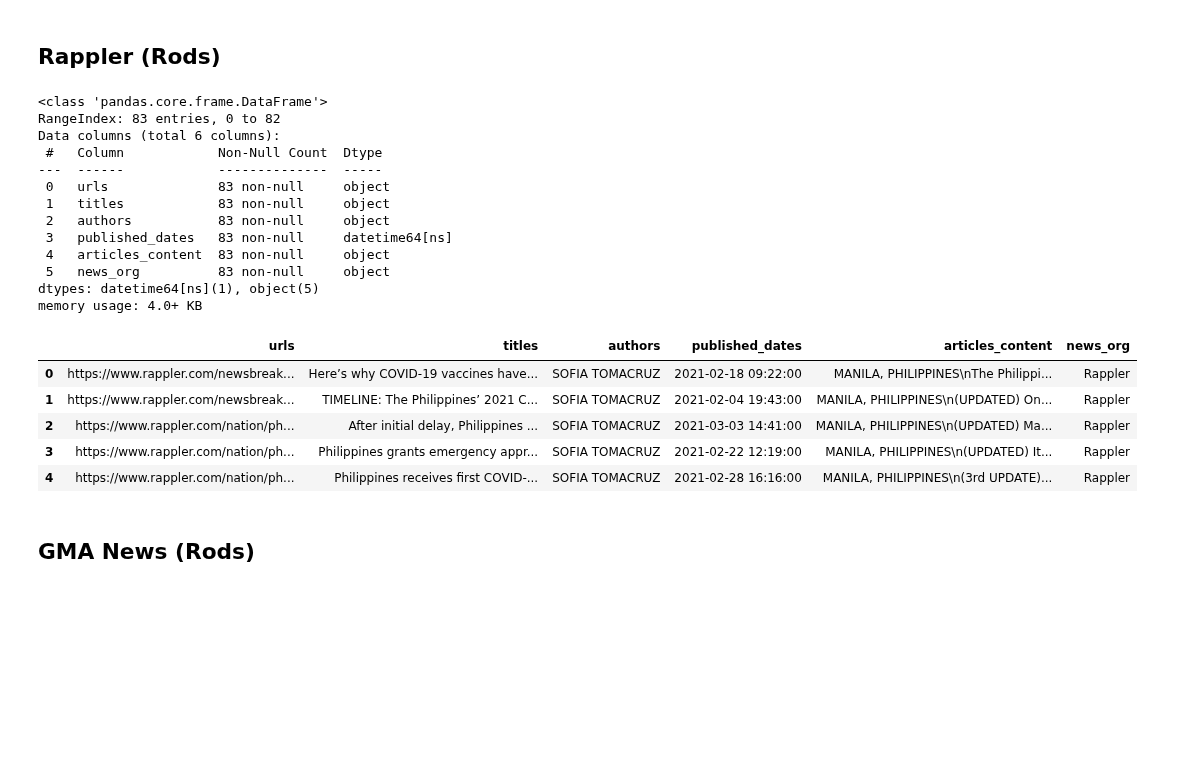
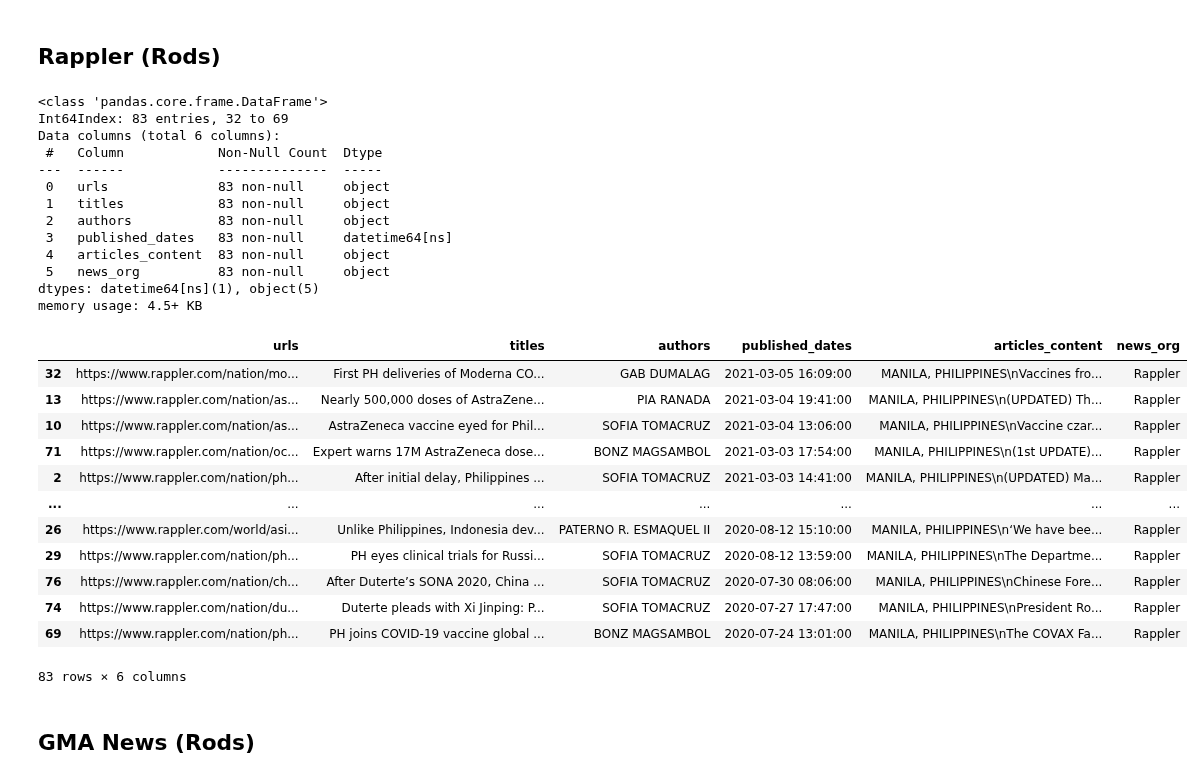
Before and after one commit to babybunso/team-sasa, a Jupyter notebook: sprint4project/1_combine_and_clean.ipynb, the cells around one changed output. Drawn from its saved outputs; the diff is of its cells as text; code cells hidden in the pictures; blank space fills up the shorter version.

```diff
--- a/sprint4project/1_combine_and_clean.ipynb
+++ b/sprint4project/1_combine_and_clean.ipynb
@@ -6,28 +6,36 @@ import numpy as np
 # %%
 df_rappler = pd.read_csv('datasets/rappler.csv')
 df_rappler['published_dates'] = pd.to_datetime(df_rappler['published_dates'])
+df_rappler = df_rappler.sort_values('published_dates', ascending = False)
 df_rappler.info()
-df_rappler.head()
+df_rappler
 # %% [output]
 <class 'pandas.core.frame.DataFrame'>
-RangeIndex: 83 entries, 0 to 82
+Int64Index: 83 entries, 32 to 69
 Data columns (total 6 columns):
  #   Column            Non-Null Count  Dtype
 ---  ------            --------------  -----
  0   urls              83 non-null     object
  1   titles            83 non-null     object
  2   authors           83 non-null     object
  3   published_dates   83 non-null     datetime64[ns]
  4   articles_content  83 non-null     object
  5   news_org          83 non-null     object
 dtypes: datetime64[ns](1), object(5)
-memory usage: 4.0+ KB
+memory usage: 4.5+ KB
 |  | urls | titles | authors | published_dates | articles_content | news_org |
-| 0 | https://www.rappler.com/newsbreak... | Here’s why COVID-19 vaccines have... | SOFIA TOMACRUZ | 2021-02-18 09:22:00 | MANILA, PHILIPPINES\nThe Philippi... | Rappler |
-| 1 | https://www.rappler.com/newsbreak... | TIMELINE: The Philippines’ 2021 C... | SOFIA TOMACRUZ | 2021-02-04 19:43:00 | MANILA, PHILIPPINES\n(UPDATED) On... | Rappler |
+| 32 | https://www.rappler.com/nation/mo... | First PH deliveries of Moderna CO... | GAB DUMALAG | 2021-03-05 16:09:00 | MANILA, PHILIPPINES\nVaccines fro... | Rappler |
+| 13 | https://www.rappler.com/nation/as... | Nearly 500,000 doses of AstraZene... | PIA RANADA | 2021-03-04 19:41:00 | MANILA, PHILIPPINES\n(UPDATED) Th... | Rappler |
+| 10 | https://www.rappler.com/nation/as... | AstraZeneca vaccine eyed for Phil... | SOFIA TOMACRUZ | 2021-03-04 13:06:00 | MANILA, PHILIPPINES\nVaccine czar... | Rappler |
+| 71 | https://www.rappler.com/nation/oc... | Expert warns 17M AstraZeneca dose... | BONZ MAGSAMBOL | 2021-03-03 17:54:00 | MANILA, PHILIPPINES\n(1st UPDATE)... | Rappler |
 | 2 | https://www.rappler.com/nation/ph... | After initial delay, Philippines ... | SOFIA TOMACRUZ | 2021-03-03 14:41:00 | MANILA, PHILIPPINES\n(UPDATED) Ma... | Rappler |
-| 3 | https://www.rappler.com/nation/ph... | Philippines grants emergency appr... | SOFIA TOMACRUZ | 2021-02-22 12:19:00 | MANILA, PHILIPPINES\n(UPDATED) It... | Rappler |
-| 4 | https://www.rappler.com/nation/ph... | Philippines receives first COVID-... | SOFIA TOMACRUZ | 2021-02-28 16:16:00 | MANILA, PHILIPPINES\n(3rd UPDATE)... | Rappler |
+| ... | ... | ... | ... | ... | ... | ... |
+| 26 | https://www.rappler.com/world/asi... | Unlike Philippines, Indonesia dev... | PATERNO R. ESMAQUEL II | 2020-08-12 15:10:00 | MANILA, PHILIPPINES\n‘We have bee... | Rappler |
+| 29 | https://www.rappler.com/nation/ph... | PH eyes clinical trials for Russi... | SOFIA TOMACRUZ | 2020-08-12 13:59:00 | MANILA, PHILIPPINES\nThe Departme... | Rappler |
+| 76 | https://www.rappler.com/nation/ch... | After Duterte’s SONA 2020, China ... | SOFIA TOMACRUZ | 2020-07-30 08:06:00 | MANILA, PHILIPPINES\nChinese Fore... | Rappler |
+| 74 | https://www.rappler.com/nation/du... | Duterte pleads with Xi Jinping: P... | SOFIA TOMACRUZ | 2020-07-27 17:47:00 | MANILA, PHILIPPINES\nPresident Ro... | Rappler |
+| 69 | https://www.rappler.com/nation/ph... | PH joins COVID-19 vaccine global ... | BONZ MAGSAMBOL | 2020-07-24 13:01:00 | MANILA, PHILIPPINES\nThe COVAX Fa... | Rappler |
+83 rows × 6 columns
 # %% [markdown]
 ## GMA News (Rods)
 # %%
```
Also changed, not shown: 1 other file.
